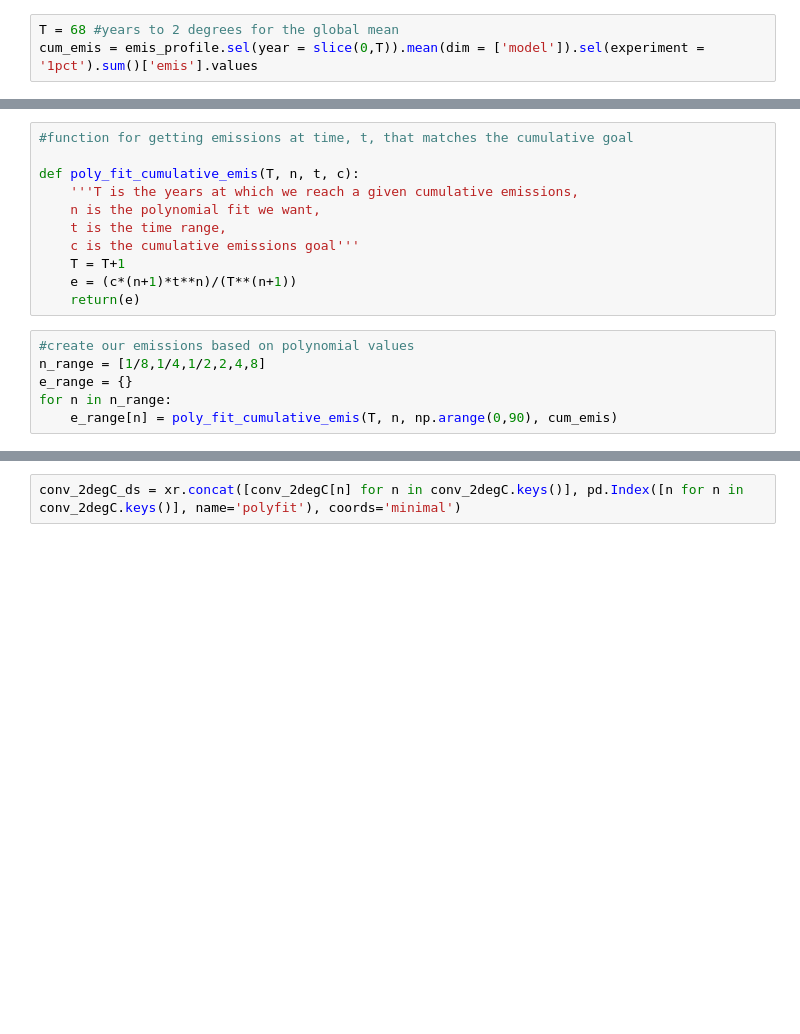
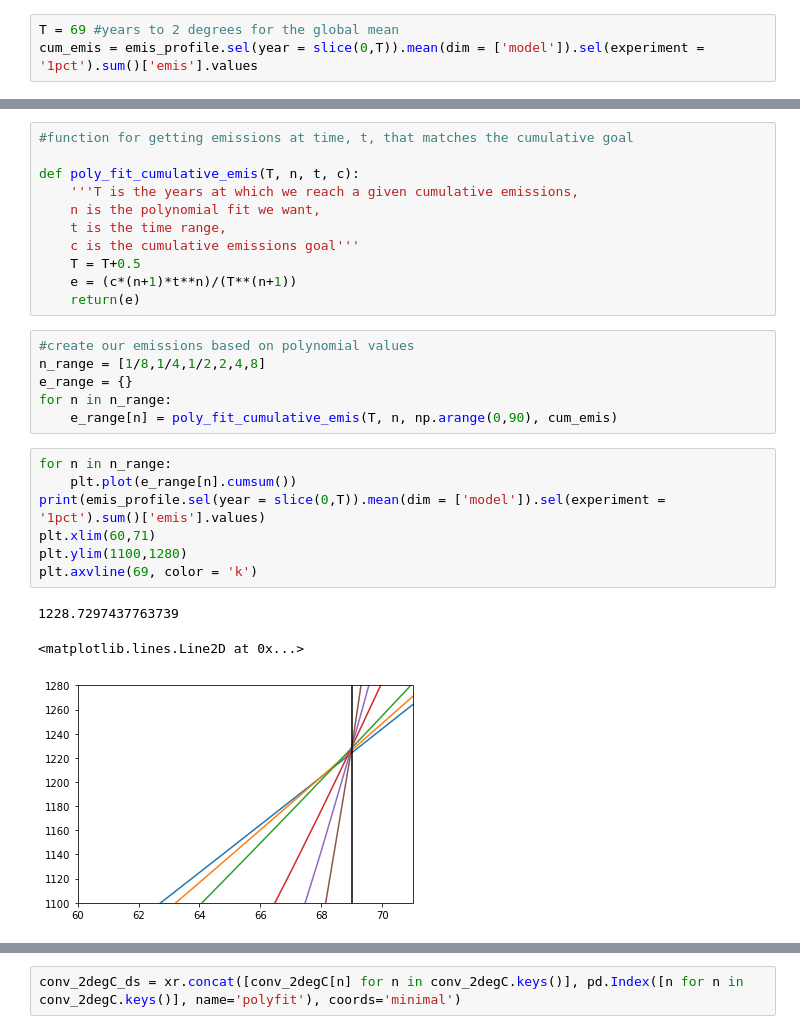
Before and after one commit to lfreese/CO2_greens, a Jupyter notebook: scenarios.ipynb, the cells around one changed output, grey strips where cells are left out. Saved outputs shown, nothing was run; the diff lists cells and outputs as text; blank space fills up the shorter version.

```diff
--- a/scenarios.ipynb
+++ b/scenarios.ipynb
@@ -94,5 +93,5 @@ A = utils.A
 # %% [markdown]
 # Multiple options for path to 2 degrees C
 # %%
-T = 68 #years to 2 degrees for the global mean
+T = 69 #years to 2 degrees for the global mean
 cum_emis = emis_profile.sel(year = slice(0,T)).mean(dim = ['model']).sel(experiment = '1pct').sum()['emis'].values
@@ -104,7 +107,7 @@ def poly_fit_cumulative_emis(T, n, t, c):
     n is the polynomial fit we want,
     t is the time range,
     c is the cumulative emissions goal'''
-    T = T+1
+    T = T+0.5
     e = (c*(n+1)*t**n)/(T**(n+1))
     return(e)
 # %%
@@ -113,6 +116,17 @@ n_range = [1/8,1/4,1/2,2,4,8]
 e_range = {}
 for n in n_range:
     e_range[n] = poly_fit_cumulative_emis(T, n, np.arange(0,90), cum_emis)
+# %%
+for n in n_range:
+    plt.plot(e_range[n].cumsum())
+print(emis_profile.sel(year = slice(0,T)).mean(dim = ['model']).sel(experiment = '1pct').sum()['emis'].values)
+plt.xlim(60,71)
+plt.ylim(1100,1280)
+plt.axvline(69, color = 'k')
+# %% [output]
+1228.7297437763739
+<matplotlib.lines.Line2D at 0x...>
+[figure, added]
 # %%
 %%time
 
```
Also changed, not shown: parts of 13 cells of this notebook, 9 other files.
